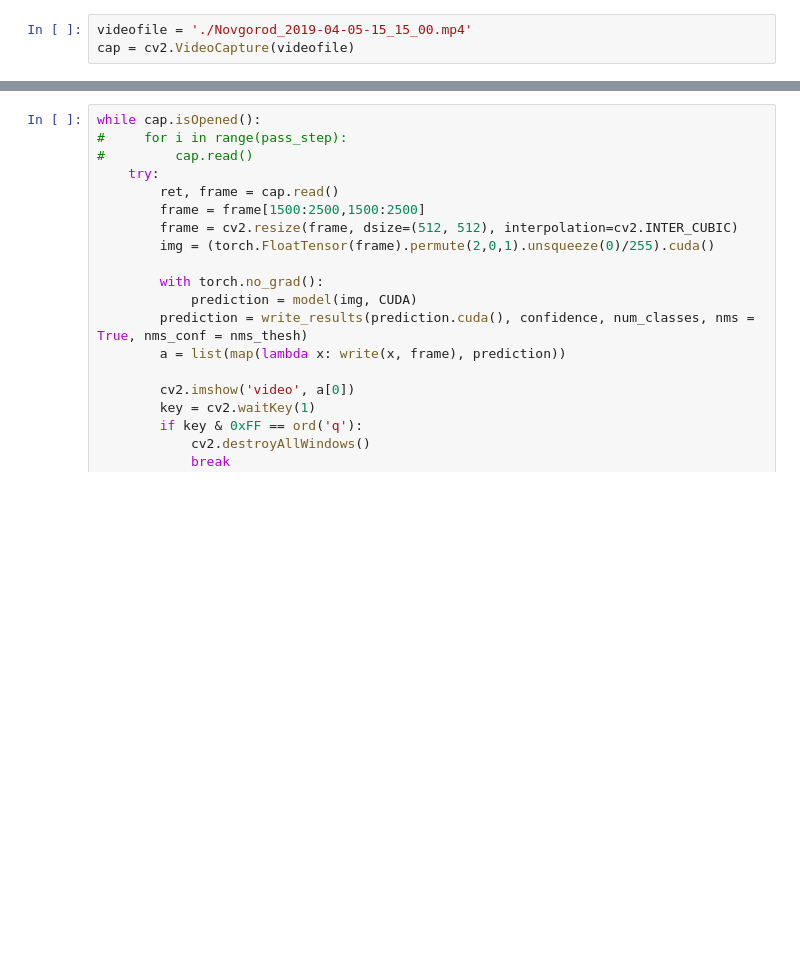
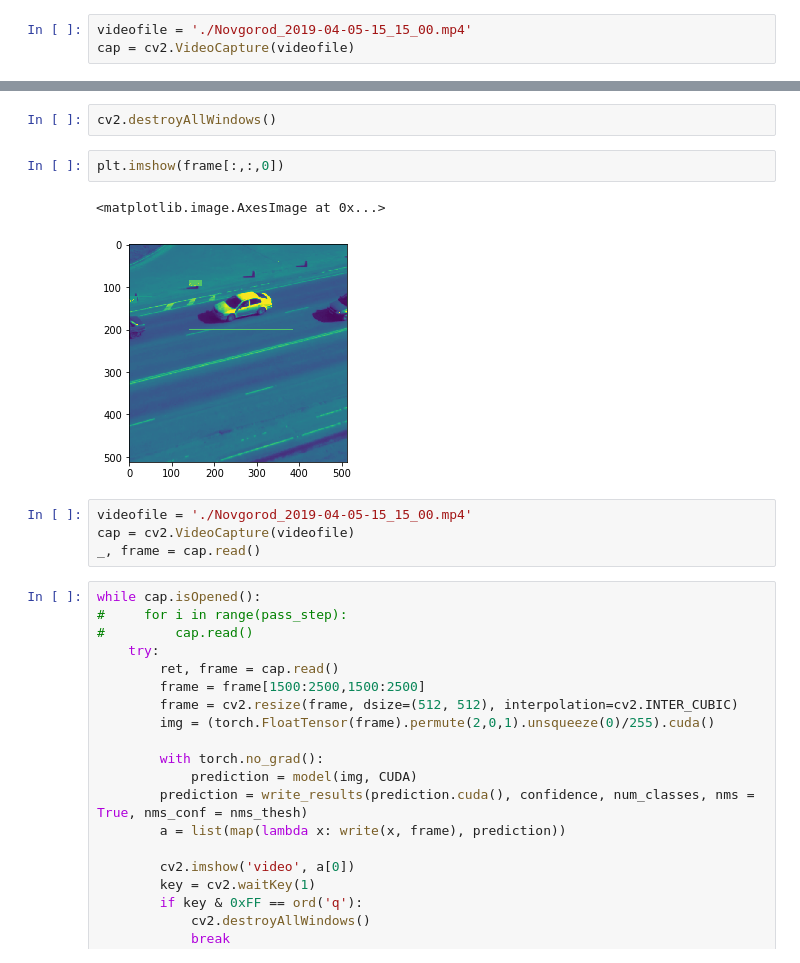
Before and after one commit to 7rick03ligh7/IBM_Smart_View, a Jupyter notebook: Solution.ipynb, the cells around one changed output, grey strips where cells are left out. Saved outputs shown, nothing was run; the diff lists cells and outputs as text; blank space fills up the shorter version.

```diff
--- a/Solution.ipynb
+++ b/Solution.ipynb
@@ -175,3 +328,14 @@ while cap.isOpened():
+# %%
+cv2.destroyAllWindows()
+# %%
+plt.imshow(frame[:,:,0])
+# %% [output]
+<matplotlib.image.AxesImage at 0x...>
+[figure, added]
+# %%
+videofile = './Novgorod_2019-04-05-15_15_00.mp4'
+cap = cv2.VideoCapture(videofile)
+_, frame = cap.read()
 # %%
 while cap.isOpened():
 #     for i in range(pass_step):
```
Also changed, not shown: parts of 15 cells of this notebook, 1 other file.
